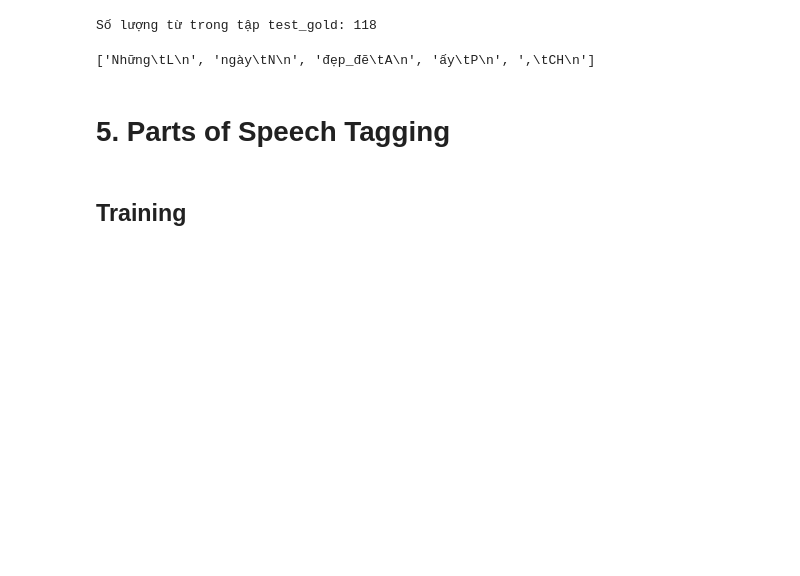
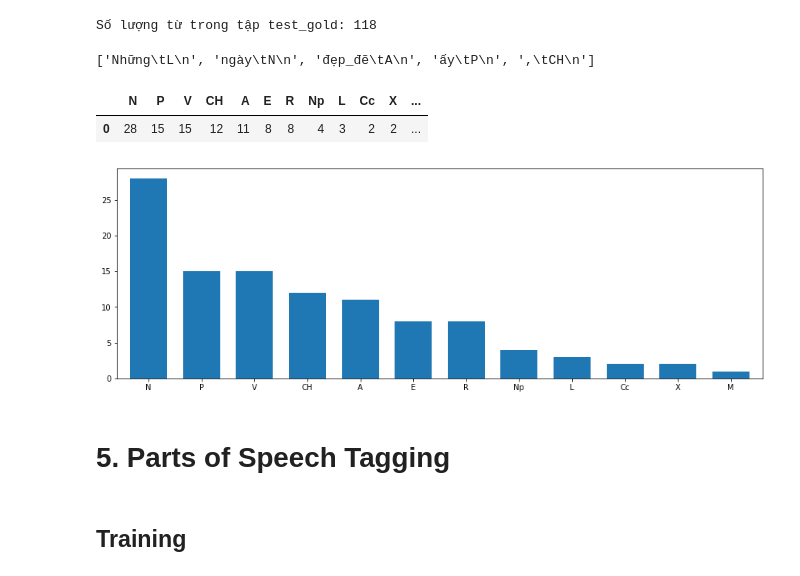
Before and after one commit to ds4v/vietnamese-pos-tagging, a Jupyter notebook: source.ipynb, the cells around one changed output. Saved outputs shown, nothing was run; the diff lists cells and outputs as text; code cells hidden in the pictures; blank space fills up the shorter version.

```diff
--- a/source.ipynb
+++ b/source.ipynb
@@ -366,6 +382,12 @@ test_gold[0:5]
 # %% [output]
 Số lượng từ trong tập test_gold: 118
 ['Những\tL\n', 'ngày\tN\n', 'đẹp_đẽ\tA\n', 'ấy\tP\n', ',\tCH\n']
+# %%
+plot_tag_counts(test_gold)
+# %% [output]
+|  | N | P | V | CH | A | E | R | Np | L | Cc | X | ... |
+| 0 | 28 | 15 | 15 | 12 | 11 | 8 | 8 | 4 | 3 | 2 | 2 | ... |
+[figure, added]
 # %% [markdown]
 # 5. Parts of Speech Tagging
 # %% [markdown]
```
Also changed, not shown: parts of 25 cells of this notebook, 5 other files.
